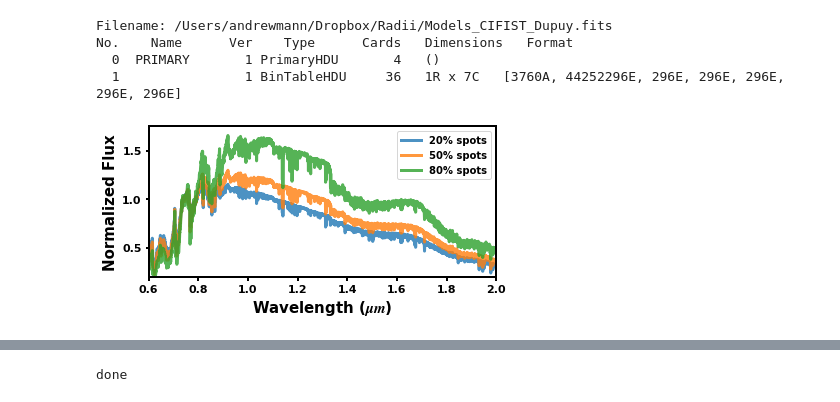
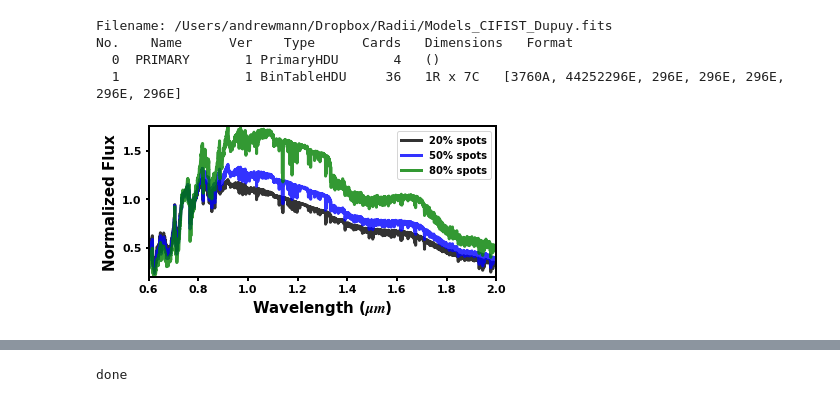
Before and after one commit to awmann/K233Spots, a Jupyter notebook: multi_spec_fit.ipynb, the cells around one changed output, grey strips where cells are left out. Drawn from its saved outputs; the diff is of its cells as text; code cells hidden in the pictures.

```diff
--- a/multi_spec_fit.ipynb
+++ b/multi_spec_fit.ipynb
@@ -168,31 +166,31 @@ def doublespec(teffs,spectra, teff1,teff2,fS):
 # %%
 fig, ax = plt.subplots()
 fig.set_size_inches(6, 3)
 
 alpha = 0.8
 ## here let's make some example spectra to show off why this method works
 #plt.plot(obswav_cut,obsspec_cut/np.median(obsspec_cut),label='data')
 modelwave = obswav_cut
-norm = np.where((modelwave < 8500)&(modelwave>6500))
+norm = np.where((modelwave < 8000)&(modelwave>7000))
 spec1 = doublespec(modelteff,modelspectra,3540,2800,0.2)
-plt.plot(modelwave/1e4,spec1/np.median(spec1[norm]),label='20% spots',alpha=alpha)
+plt.plot(modelwave/1e4,spec1/np.median(spec1[norm]),label='20% spots',alpha=alpha,color='black')
 spec2 = doublespec(modelteff,modelspectra,3540,2800,0.5)
-plt.plot(modelwave/1e4,spec2/np.median(spec2[norm]),label='50% spots',alpha=alpha)
+plt.plot(modelwave/1e4,spec2/np.median(spec2[norm]),label='50% spots',alpha=alpha,color='blue')
 spec3 = doublespec(modelteff,modelspectra,3540,2800,0.8)
-plt.plot(modelwave/1e4,spec3/np.median(spec3[norm]),label='80% spots',alpha=alpha)
+plt.plot(modelwave/1e4,spec3/np.median(spec3[norm]),label='80% spots',alpha=alpha,color='green')
 
 plt.tight_layout
 plt.xlim(0.6,2.0)
 #plt.xscale('log')
 #plt.yscale('log')
 ax.set_ylim(0.2,1.75)
 plt.legend()
 ax.set_ylabel(r'Normalized Flux')
 ax.set_xlabel(r'Wavelength ($\mu m$)')
 plt.tight_layout()
 plt.savefig('Example_spots_lowres.pdf')
 # %% [output]
-[figure, old version]
+[figure, new version]
 # %%
 ## the likelihood needs to fit a few parameters:
 ## 1) Tsurf
```
Also changed, not shown: parts of 10 cells of this notebook, 1 other file.
